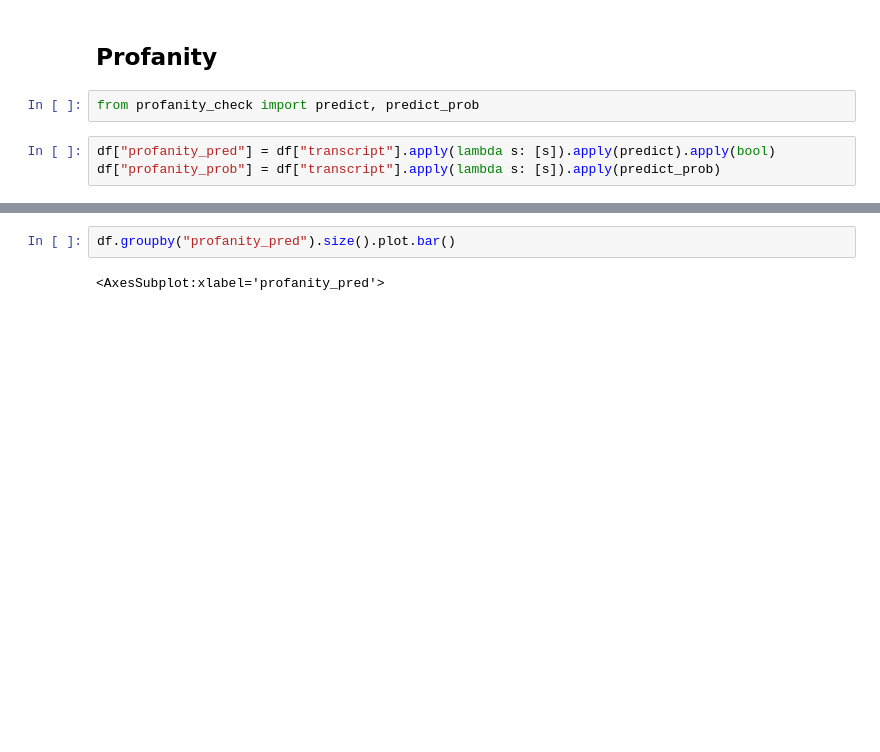
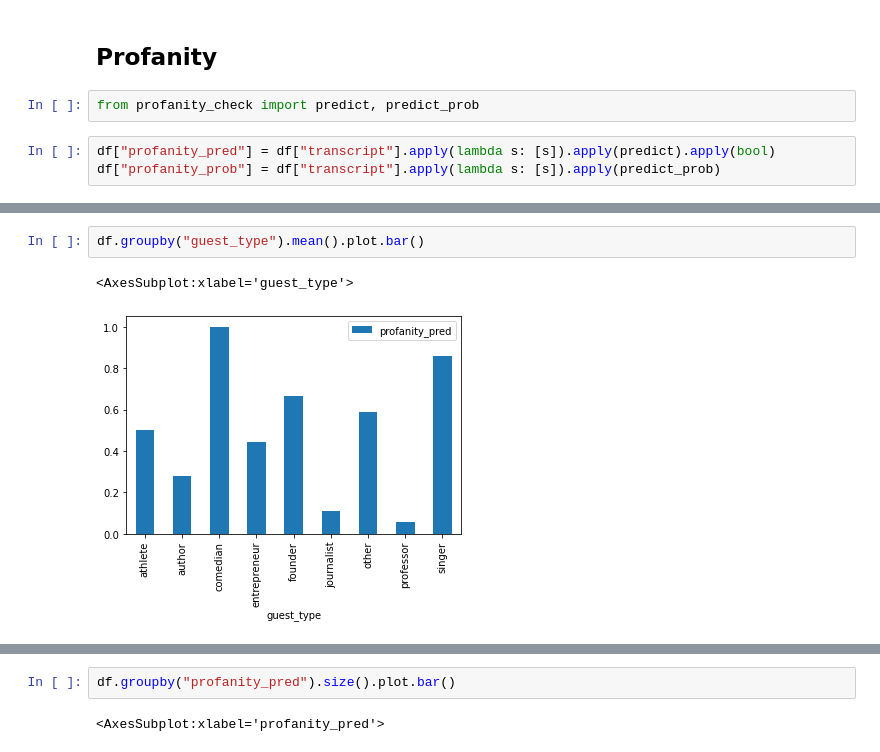
Before and after one commit to BryceHamilton/jre, a Jupyter notebook: analysis.ipynb, the cells around one changed output, grey strips where cells are left out. Saved outputs shown, nothing was run; the diff lists cells and outputs as text; blank space fills up the shorter version.

```diff
--- a/analysis.ipynb
+++ b/analysis.ipynb
@@ -155,0 +196,5 @@ df[["guest","profanity_prob", "profanity_pred"]].sort_values("profanity_prob")
+# %%
+df.groupby("guest_type").mean().plot.bar()
+# %% [output]
+<AxesSubplot:xlabel='guest_type'>
+[figure, added]
```
Also changed, not shown: parts of 16 cells of this notebook.
